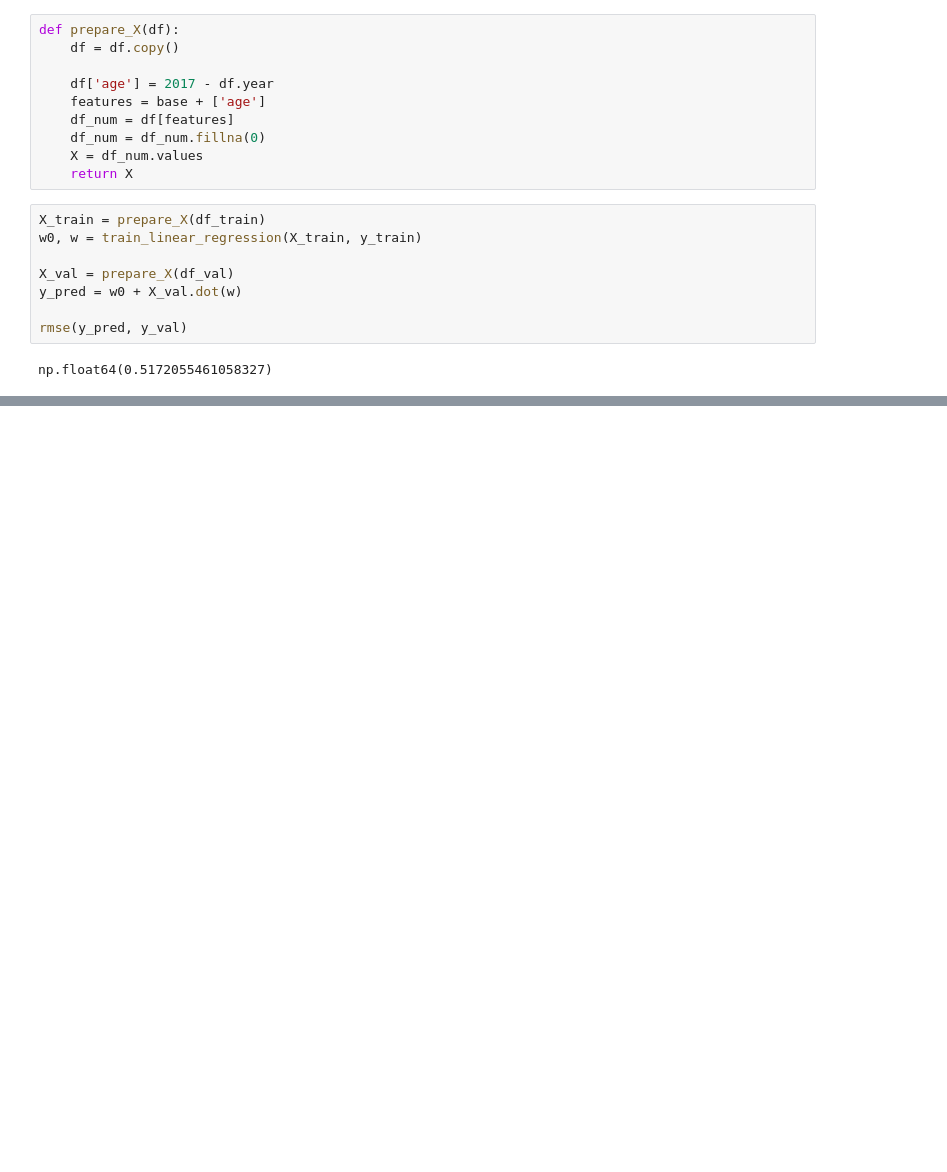
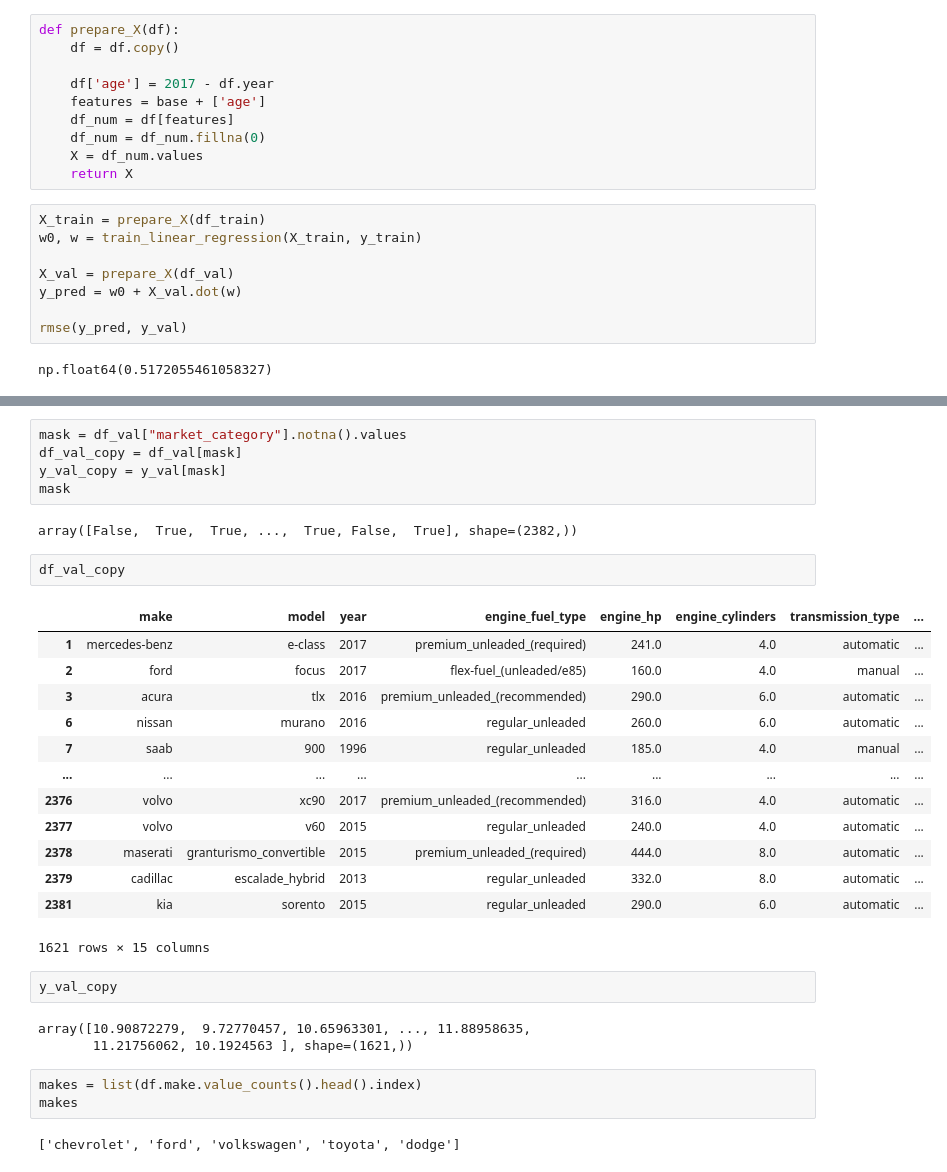
Before and after one commit to dolerant45/ML-ZoomCamp, a Jupyter notebook: 02-regression/My_Regression.ipynb, the cells around one changed output, grey strips where cells are left out. Cells and saved outputs as stored; diff of their text form; blank space fills up the shorter version.

```diff
--- a/02-regression/My_Regression.ipynb
+++ b/02-regression/My_Regression.ipynb
@@ -441,0 +572,33 @@ np.float64(0.5172055461058327)
+# %%
+mask = df_val["market_category"].notna().values
+df_val_copy = df_val[mask]
+y_val_copy = y_val[mask]
+mask
+# %% [output]
+array([False,  True,  True, ...,  True, False,  True], shape=(2382,))
+# %%
+df_val_copy
+# %% [output]
+|  | make | model | year | engine_fuel_type | engine_hp | engine_cylinders | transmission_type | ... |
+| 1 | mercedes-benz | e-class | 2017 | premium_unleaded_(required) | 241.0 | 4.0 | automatic | ... |
+| 2 | ford | focus | 2017 | flex-fuel_(unleaded/e85) | 160.0 | 4.0 | manual | ... |
+| 3 | acura | tlx | 2016 | premium_unleaded_(recommended) | 290.0 | 6.0 | automatic | ... |
+| 6 | nissan | murano | 2016 | regular_unleaded | 260.0 | 6.0 | automatic | ... |
+| 7 | saab | 900 | 1996 | regular_unleaded | 185.0 | 4.0 | manual | ... |
+| ... | ... | ... | ... | ... | ... | ... | ... | ... |
+| 2376 | volvo | xc90 | 2017 | premium_unleaded_(recommended) | 316.0 | 4.0 | automatic | ... |
+| 2377 | volvo | v60 | 2015 | regular_unleaded | 240.0 | 4.0 | automatic | ... |
+| 2378 | maserati | granturismo_convertible | 2015 | premium_unleaded_(required) | 444.0 | 8.0 | automatic | ... |
+| 2379 | cadillac | escalade_hybrid | 2013 | regular_unleaded | 332.0 | 8.0 | automatic | ... |
+| 2381 | kia | sorento | 2015 | regular_unleaded | 290.0 | 6.0 | automatic | ... |
+1621 rows × 15 columns
+# %%
+y_val_copy
+# %% [output]
+array([10.90872279,  9.72770457, 10.65963301, ..., 11.88958635,
+       11.21756062, 10.1924563 ], shape=(1621,))
+# %%
+makes = list(df.make.value_counts().head().index)
+makes
+# %% [output]
+['chevrolet', 'ford', 'volkswagen', 'toyota', 'dodge']
```
Also changed, not shown: parts of 38 cells of this notebook.
